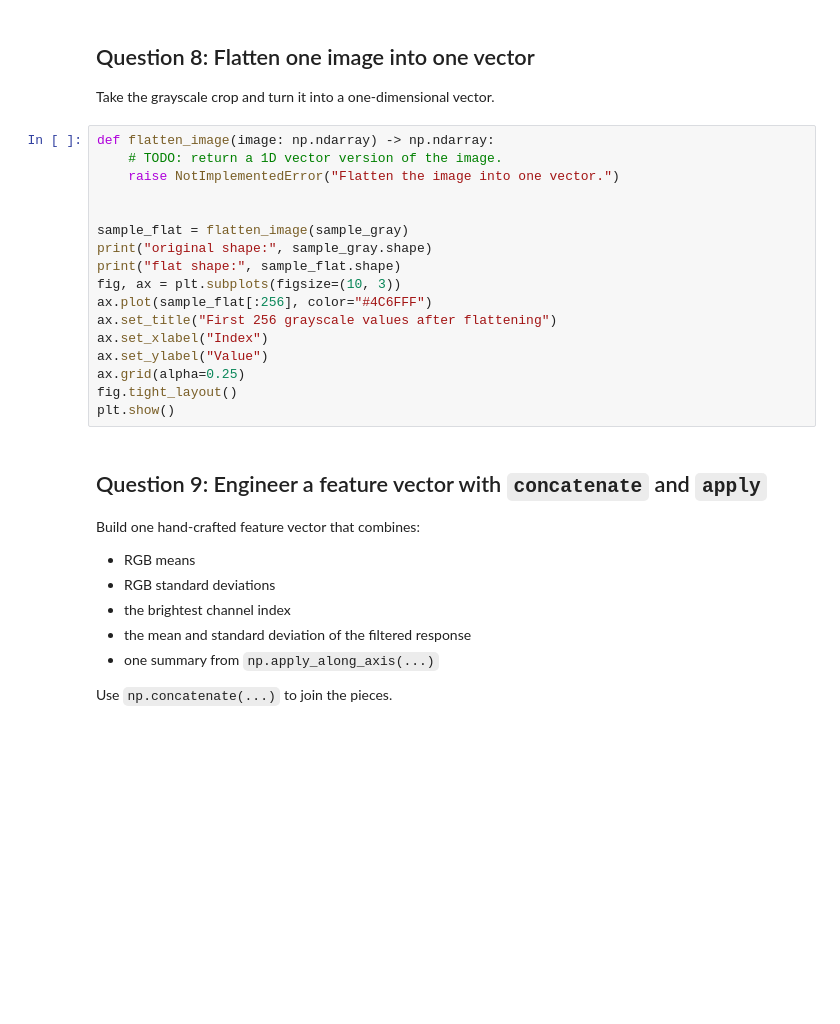
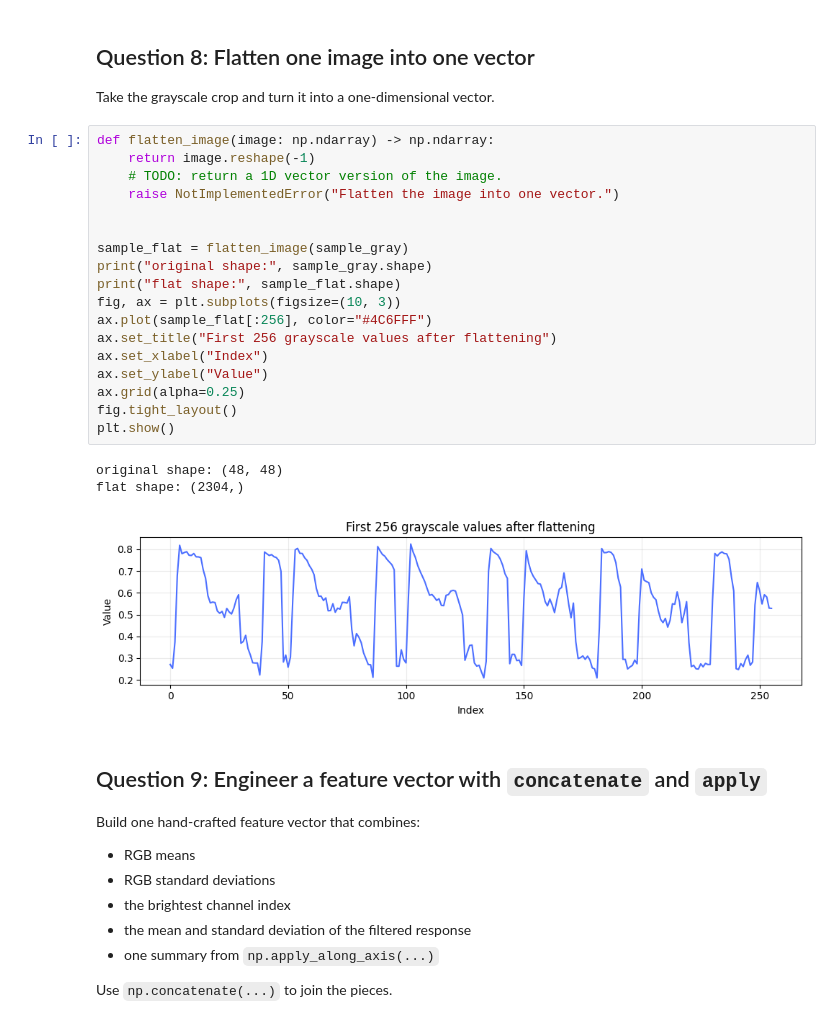
Before and after one commit to vgu-dsai-2026/lab-1-numpy-lshieu, a Jupyter notebook: notebook.ipynb, the cells around one changed output. Cells and saved outputs as stored; diff of their text form; blank space fills up the shorter version.

```diff
--- a/notebook.ipynb
+++ b/notebook.ipynb
@@ -355,21 +376,26 @@ plt.show()
 Take the grayscale crop and turn it into a one-dimensional vector.
 # %%
 def flatten_image(image: np.ndarray) -> np.ndarray:
+    return image.reshape(-1)
     # TODO: return a 1D vector version of the image.
     raise NotImplementedError("Flatten the image into one vector.")
 
 
 sample_flat = flatten_image(sample_gray)
 print("original shape:", sample_gray.shape)
 print("flat shape:", sample_flat.shape)
 fig, ax = plt.subplots(figsize=(10, 3))
 ax.plot(sample_flat[:256], color="#4C6FFF")
 ax.set_title("First 256 grayscale values after flattening")
 ax.set_xlabel("Index")
 ax.set_ylabel("Value")
 ax.grid(alpha=0.25)
 fig.tight_layout()
 plt.show()
+# %% [output]
+original shape: (48, 48)
+flat shape: (2304,)
+[figure, added]
 # %% [markdown]
 ## Question 9: Engineer a feature vector with `concatenate` and `apply`
 
```
Also changed, not shown: parts of 5 cells of this notebook.
